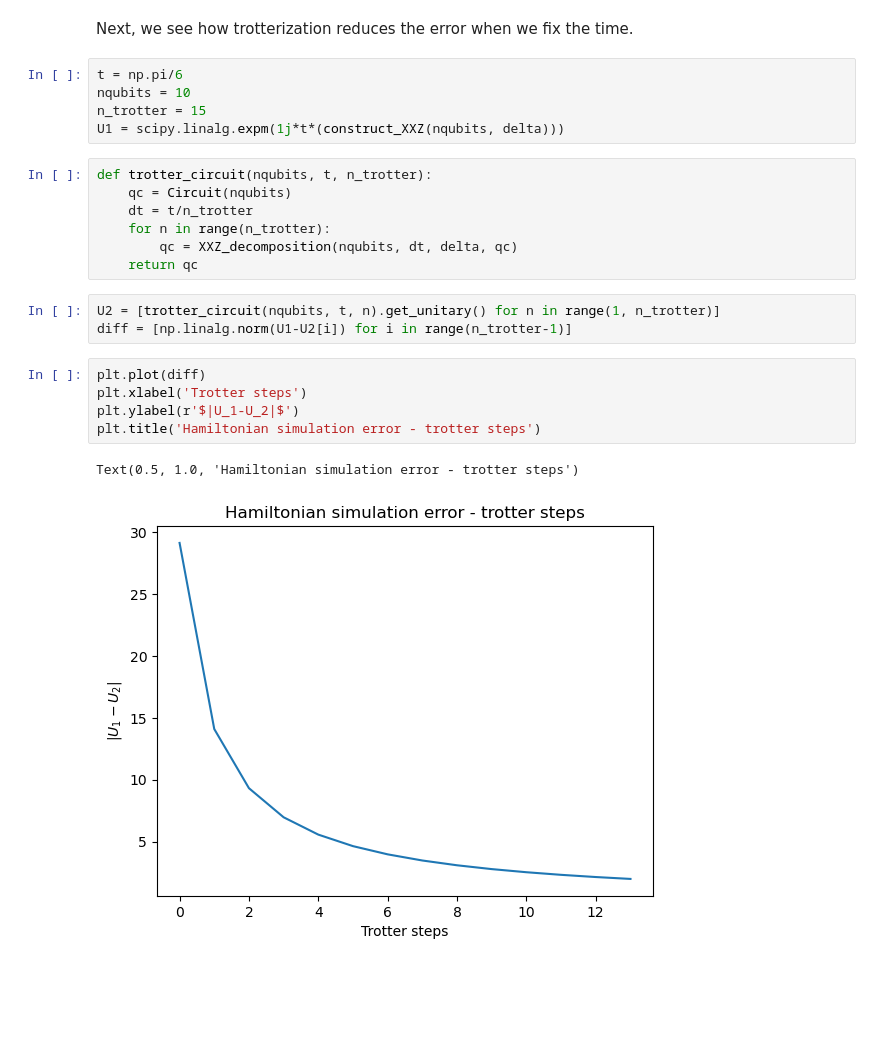
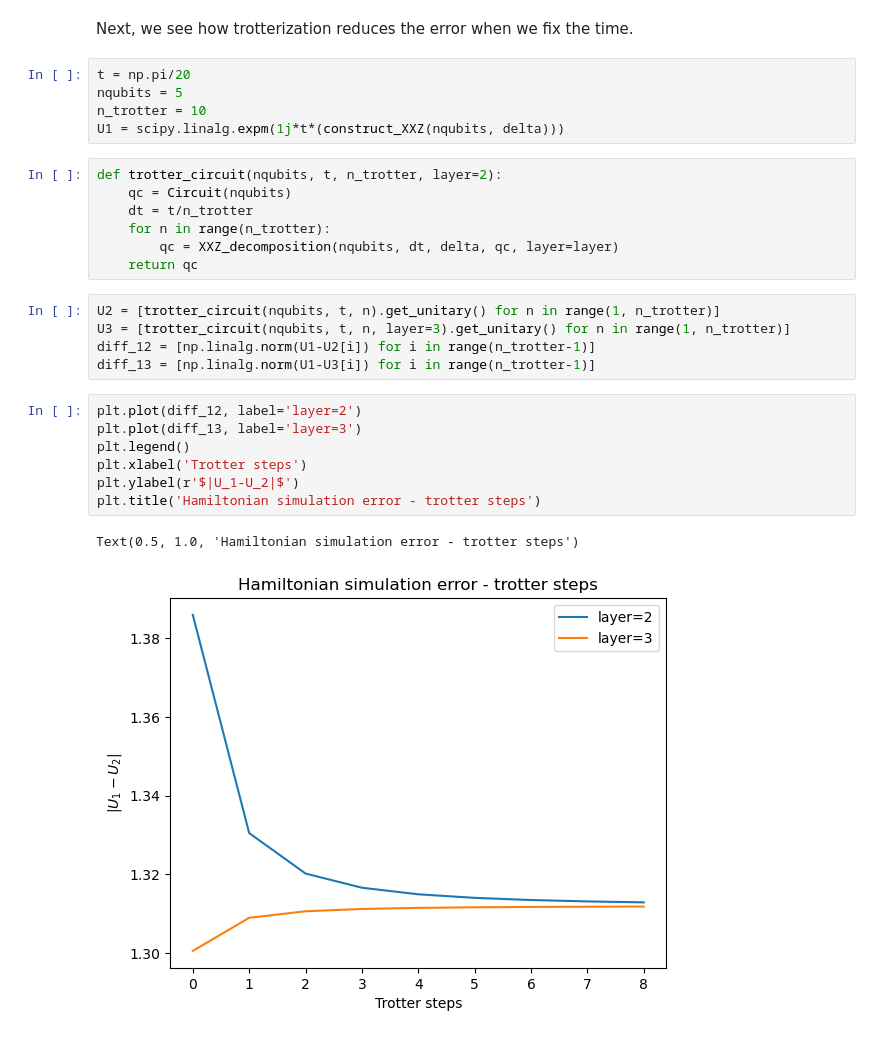
Before and after one commit to qiboteam/boostvqe, a Jupyter notebook: notebooks/quantinuum_native_gate_compilation.ipynb, the cells around one changed output. Drawn from its saved outputs; the diff is of its cells as text; blank space fills up the shorter version.

Commit message:
Issue with trotter plot

```diff
--- a/notebooks/quantinuum_native_gate_compilation.ipynb
+++ b/notebooks/quantinuum_native_gate_compilation.ipynb
@@ -297,28 +409,32 @@ Text(0.5, 1.0, 'Hamiltonian simulation error - time - nqubits=5')
 # %% [markdown]
 Next, we see how trotterization reduces the error when we fix the time.
 # %%
-t = np.pi/6
-nqubits = 10
-n_trotter = 15
+t = np.pi/20
+nqubits = 5
+n_trotter = 10
 U1 = scipy.linalg.expm(1j*t*(construct_XXZ(nqubits, delta)))
 # %%
-def trotter_circuit(nqubits, t, n_trotter):
+def trotter_circuit(nqubits, t, n_trotter, layer=2):
     qc = Circuit(nqubits)
     dt = t/n_trotter
     for n in range(n_trotter):
-        qc = XXZ_decomposition(nqubits, dt, delta, qc)
+        qc = XXZ_decomposition(nqubits, dt, delta, qc, layer=layer)
     return qc
 # %%
 U2 = [trotter_circuit(nqubits, t, n).get_unitary() for n in range(1, n_trotter)]
-diff = [np.linalg.norm(U1-U2[i]) for i in range(n_trotter-1)]
+U3 = [trotter_circuit(nqubits, t, n, layer=3).get_unitary() for n in range(1, n_trotter)]
+diff_12 = [np.linalg.norm(U1-U2[i]) for i in range(n_trotter-1)]
+diff_13 = [np.linalg.norm(U1-U3[i]) for i in range(n_trotter-1)]
 # %%
-plt.plot(diff)
+plt.plot(diff_12, label='layer=2')
+plt.plot(diff_13, label='layer=3')
+plt.legend()
 plt.xlabel('Trotter steps')
 plt.ylabel(r'$|U_1-U_2|$')
 plt.title('Hamiltonian simulation error - trotter steps')
 # %% [output]
 Text(0.5, 1.0, 'Hamiltonian simulation error - trotter steps')
-[figure, old version]
+[figure, new version]
 # %% [markdown]
 ## One step of DBQA
 
```
Also changed, not shown: parts of 21 cells of this notebook.
